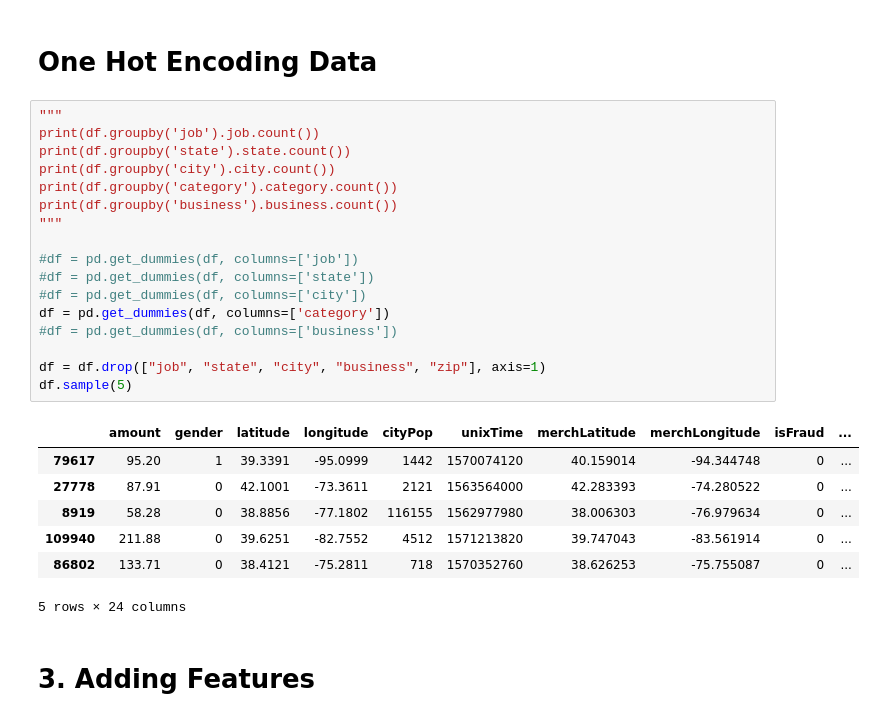
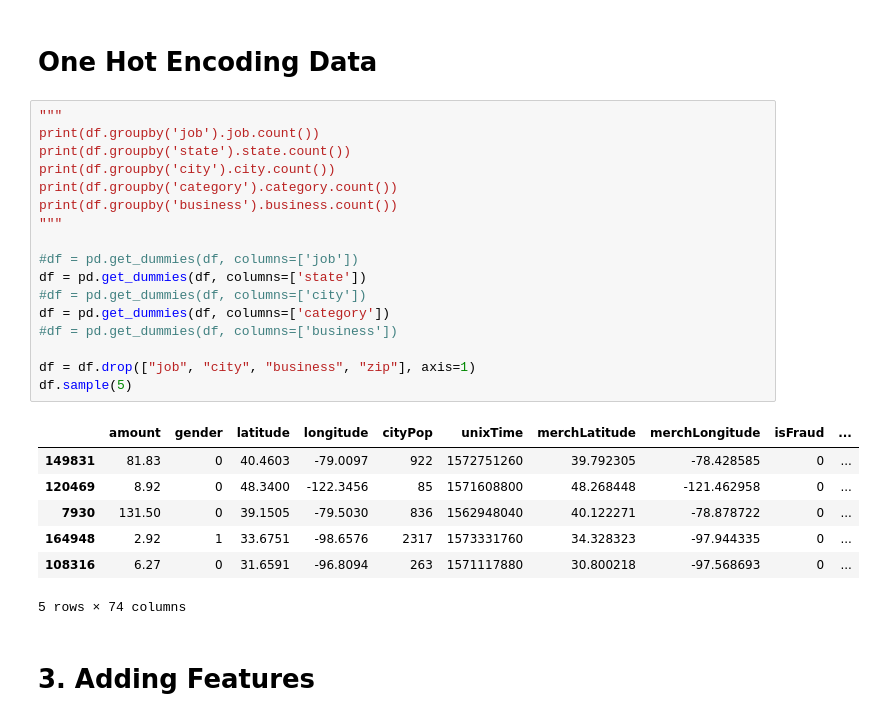
Before and after one commit to ethan-rng/dataquest, a Jupyter notebook: dataset.ipynb, the cells around one changed output. Saved outputs shown, nothing was run; the diff lists cells and outputs as text.

```diff
--- a/dataset.ipynb
+++ b/dataset.ipynb
@@ -76,28 +97,28 @@ df.head()
 # %%
 """
 print(df.groupby('job').job.count())
 print(df.groupby('state').state.count())
 print(df.groupby('city').city.count())
 print(df.groupby('category').category.count())
 print(df.groupby('business').business.count())
 """
 
 #df = pd.get_dummies(df, columns=['job'])
-#df = pd.get_dummies(df, columns=['state'])
+df = pd.get_dummies(df, columns=['state'])
 #df = pd.get_dummies(df, columns=['city'])
 df = pd.get_dummies(df, columns=['category'])
 #df = pd.get_dummies(df, columns=['business'])
 
-df = df.drop(["job", "state", "city", "business", "zip"], axis=1)
+df = df.drop(["job", "city", "business", "zip"], axis=1)
 df.sample(5)
 # %% [output]
 |  | amount | gender | latitude | longitude | cityPop | unixTime | merchLatitude | merchLongitude | isFraud | ... |
-| 79617 | 95.20 | 1 | 39.3391 | -95.0999 | 1442 | 1570074120 | 40.159014 | -94.344748 | 0 | ... |
-| 27778 | 87.91 | 0 | 42.1001 | -73.3611 | 2121 | 1563564000 | 42.283393 | -74.280522 | 0 | ... |
-| 8919 | 58.28 | 0 | 38.8856 | -77.1802 | 116155 | 1562977980 | 38.006303 | -76.979634 | 0 | ... |
-| 109940 | 211.88 | 0 | 39.6251 | -82.7552 | 4512 | 1571213820 | 39.747043 | -83.561914 | 0 | ... |
-| 86802 | 133.71 | 0 | 38.4121 | -75.2811 | 718 | 1570352760 | 38.626253 | -75.755087 | 0 | ... |
+| 149831 | 81.83 | 0 | 40.4603 | -79.0097 | 922 | 1572751260 | 39.792305 | -78.428585 | 0 | ... |
+| 120469 | 8.92 | 0 | 48.3400 | -122.3456 | 85 | 1571608800 | 48.268448 | -121.462958 | 0 | ... |
+| 7930 | 131.50 | 0 | 39.1505 | -79.5030 | 836 | 1562948040 | 40.122271 | -78.878722 | 0 | ... |
+| 164948 | 2.92 | 1 | 33.6751 | -98.6576 | 2317 | 1573331760 | 34.328323 | -97.944335 | 0 | ... |
+| 108316 | 6.27 | 0 | 31.6591 | -96.8094 | 263 | 1571117880 | 30.800218 | -97.568693 | 0 | ... |
-5 rows × 24 columns
+5 rows × 74 columns
 # %% [markdown]
 # 3. Adding Features
 # %% [markdown]
```
Also changed, not shown: parts of 13 cells of this notebook, 3 other files.
